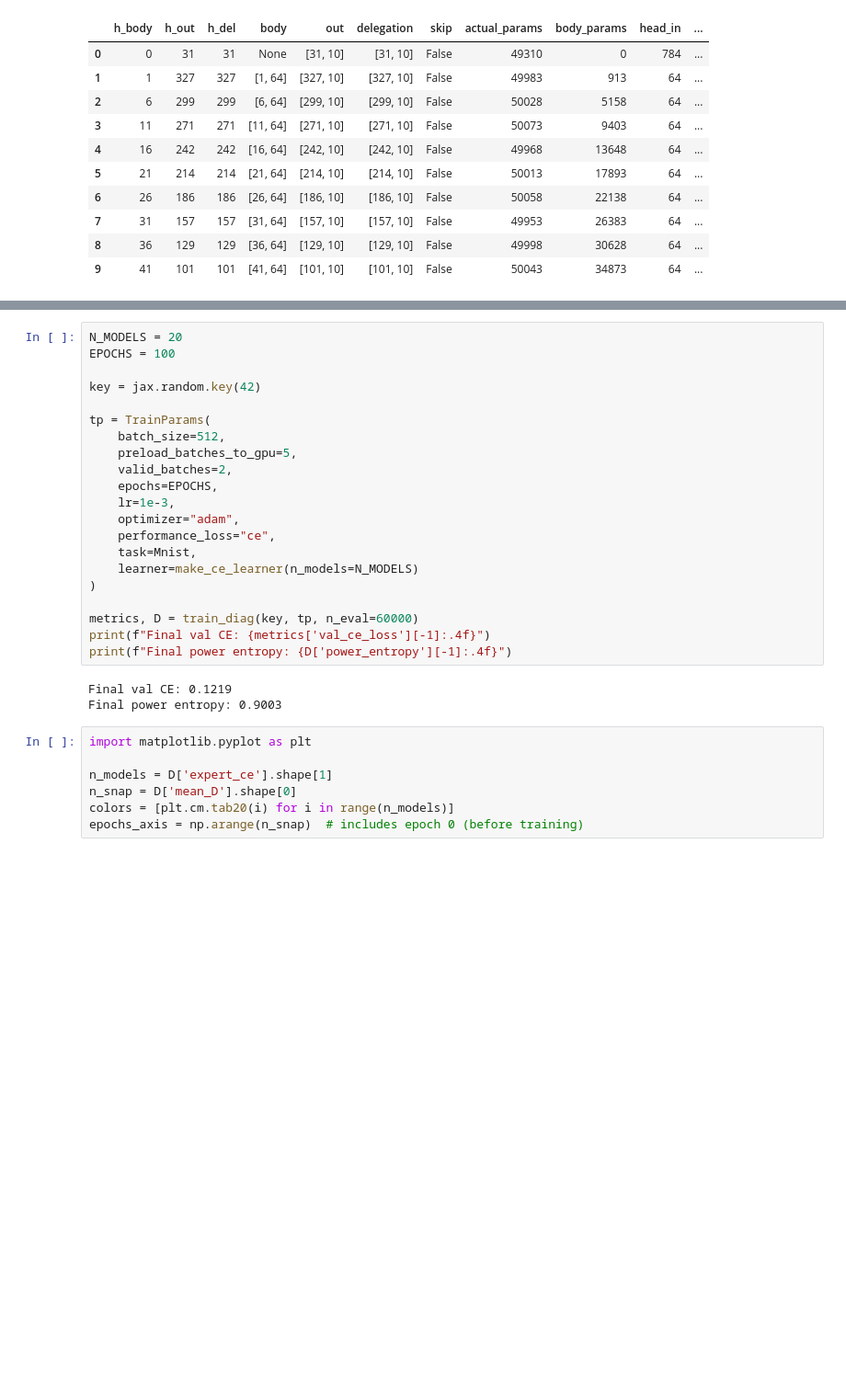
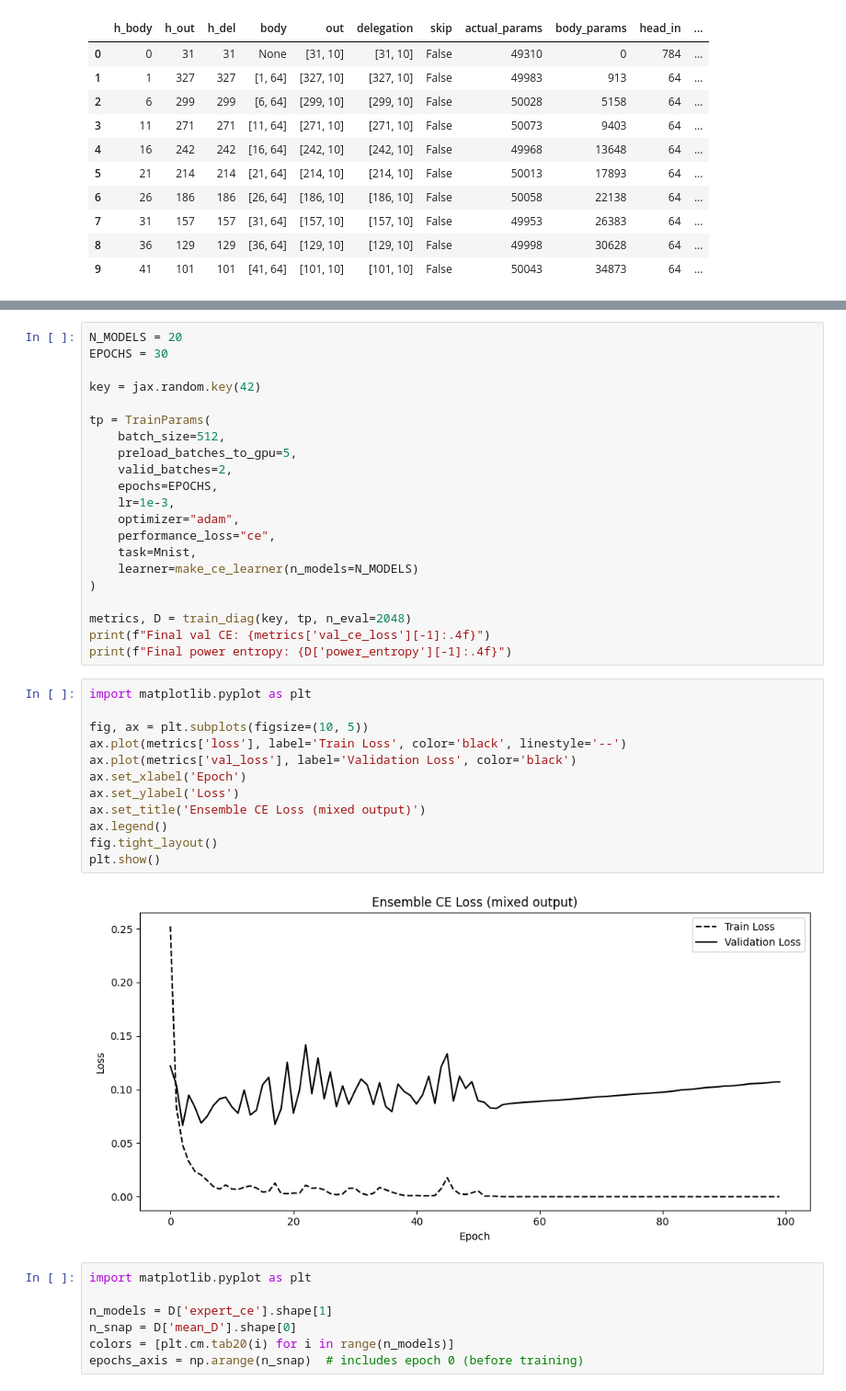
Before and after one commit to viktorvesely/liquid, a Jupyter notebook: liquid_jax/notebooks/explore_seb.ipynb, the cells around one changed output, grey strips where cells are left out. Shown at 92% size. Saved outputs shown, nothing was run; the diff lists cells and outputs as text; blank space fills up the shorter version.

```diff
--- a/liquid_jax/notebooks/explore_seb.ipynb
+++ b/liquid_jax/notebooks/explore_seb.ipynb
@@ -304,7 +296,7 @@ print("Setup complete.")
 Setup complete.
 # %%
 N_MODELS = 20
-EPOCHS = 100
+EPOCHS = 30
 
 key = jax.random.key(42)
 
@@ -320,12 +312,23 @@ tp = TrainParams(
     learner=make_ce_learner(n_models=N_MODELS)
 )
 
-metrics, D = train_diag(key, tp, n_eval=60000)
+metrics, D = train_diag(key, tp, n_eval=2048)
 print(f"Final val CE: {metrics['val_ce_loss'][-1]:.4f}")
 print(f"Final power entropy: {D['power_entropy'][-1]:.4f}")
-# %% [output]
-Final val CE: 0.1219
-Final power entropy: 0.9003
+# %%
+import matplotlib.pyplot as plt
+
+fig, ax = plt.subplots(figsize=(10, 5))
+ax.plot(metrics['loss'], label='Train Loss', color='black', linestyle='--')
+ax.plot(metrics['val_loss'], label='Validation Loss', color='black')
+ax.set_xlabel('Epoch')
+ax.set_ylabel('Loss')
+ax.set_title('Ensemble CE Loss (mixed output)')
+ax.legend()
+fig.tight_layout()
+plt.show()
+# %% [output]
+[figure, added]
 # %%
 import matplotlib.pyplot as plt
 
```
Also changed, not shown: parts of 11 cells of this notebook.
